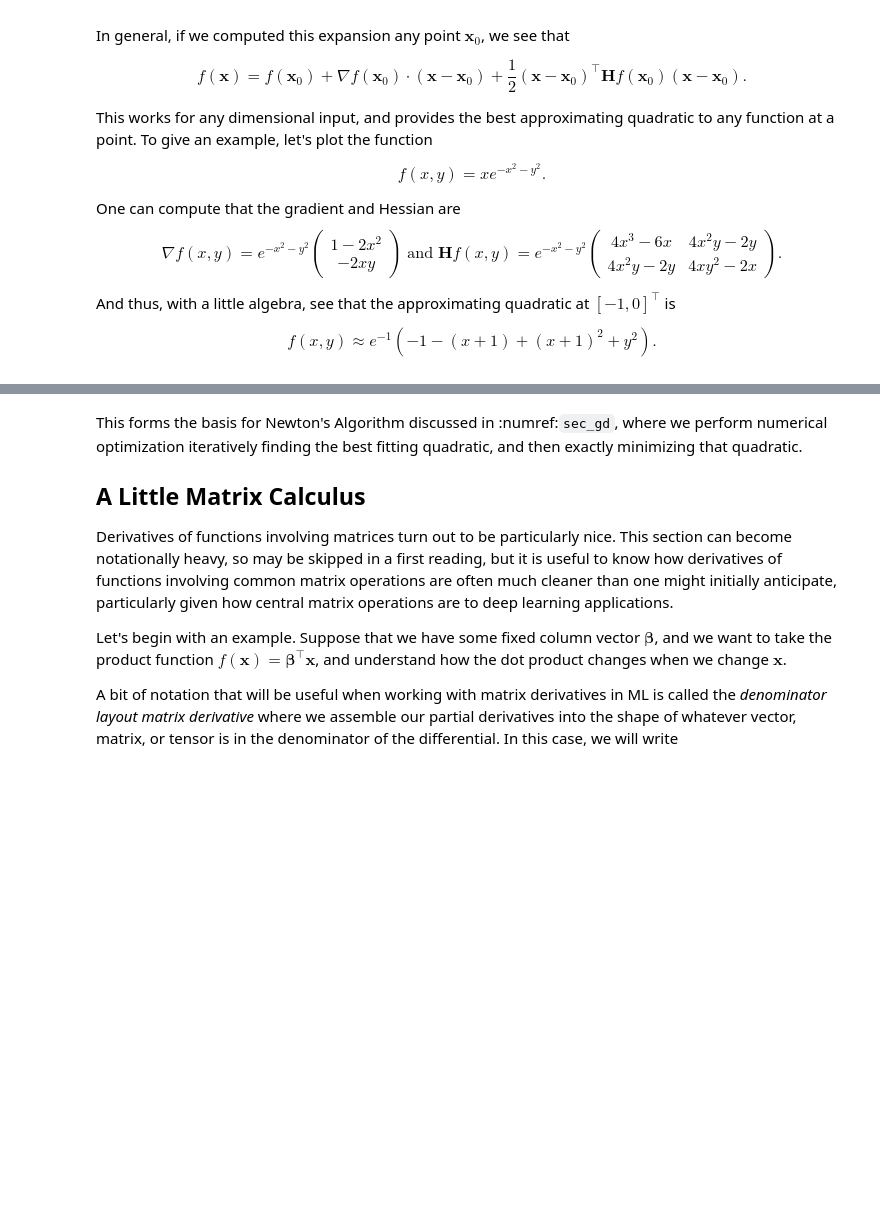
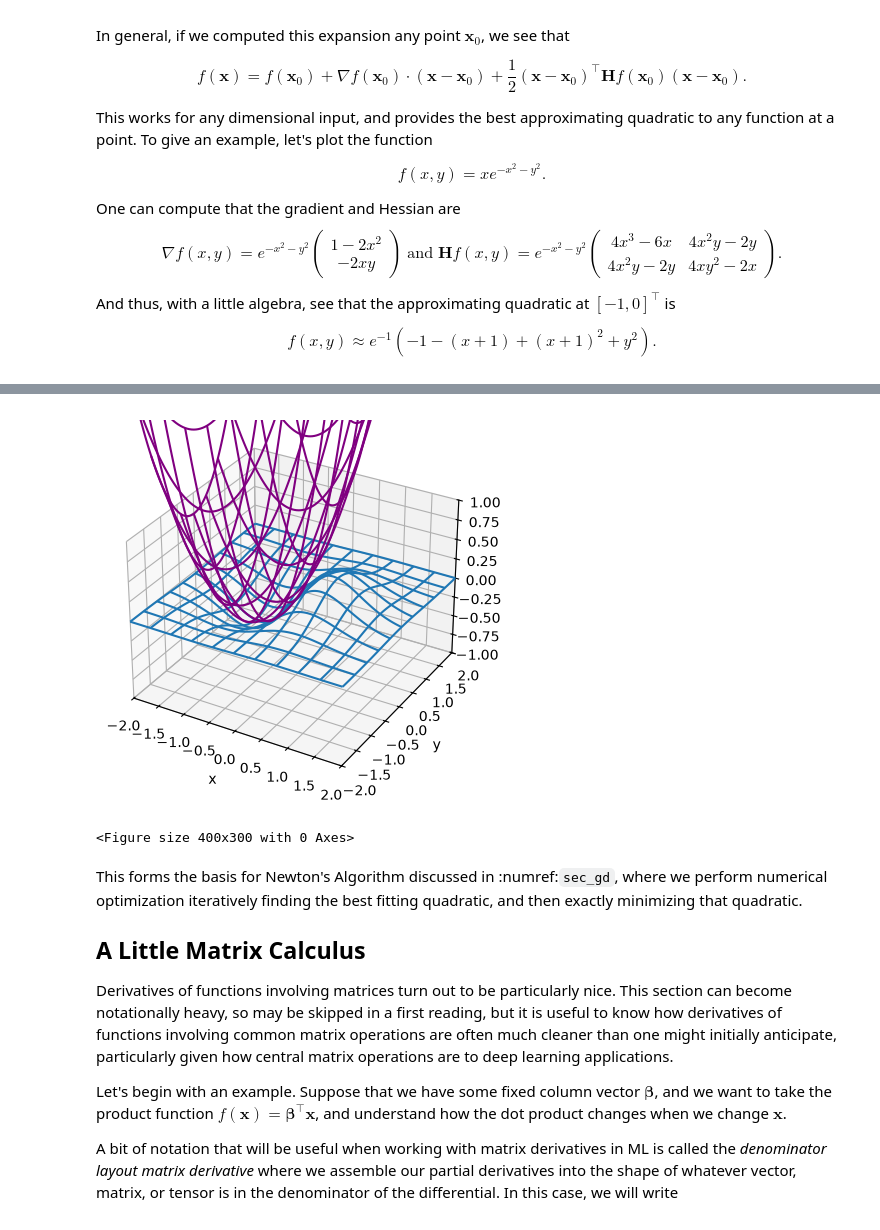
Before and after one commit to ankurmittal2008/d2l-en, a Jupyter notebook: chapter_appendix-mathematics-for-deep-learning/multivariable_calculus.ipynb, the cells around one changed output, grey strips where cells are left out. Drawn from its saved outputs; the diff is of its cells as text; code cells hidden in the pictures; blank space fills up the shorter version.

```diff
--- a/chapter_appendix-mathematics-for-deep-learning/multivariable_calculus.ipynb
+++ b/chapter_appendix-mathematics-for-deep-learning/multivariable_calculus.ipynb
@@ -451,14 +453,14 @@ z = x*torch.exp(- x**2 - y**2)
 w = torch.exp(torch.tensor([-1.]))*(-1 - (x + 1) + 2 * (x + 1)**2 + 2 * y**2)
 
 # Plot function
-ax = d2l.plt.figure().add_subplot(111, projection='3d')
+ax = plt.figure().add_subplot(111, projection='3d')
 ax.plot_wireframe(x.numpy(), y.numpy(), z.numpy(),
                   **{'rstride': 10, 'cstride': 10})
 ax.plot_wireframe(x.numpy(), y.numpy(), w.numpy(),
                   **{'rstride': 10, 'cstride': 10}, color='purple')
-d2l.plt.xlabel('x')
-d2l.plt.ylabel('y')
-d2l.set_figsize()
+plt.xlabel('x')
+plt.ylabel('y')
+plt.figure(figsize=(4, 3))  # width, height in inches
 ax.set_xlim(-2, 2)
 ax.set_ylim(-2, 2)
 ax.set_zlim(-1, 1)
@@ -468,3 +469,5 @@ ax.dist = 12
+[figure, added]
+<Figure size 400x300 with 0 Axes>
 # %% [markdown]
 This forms the basis for Newton's Algorithm discussed in :numref:`sec_gd`, where we perform numerical optimization iteratively finding the best fitting quadratic, and then exactly minimizing that quadratic.
 
```
Also changed, not shown: parts of 12 cells of this notebook.
